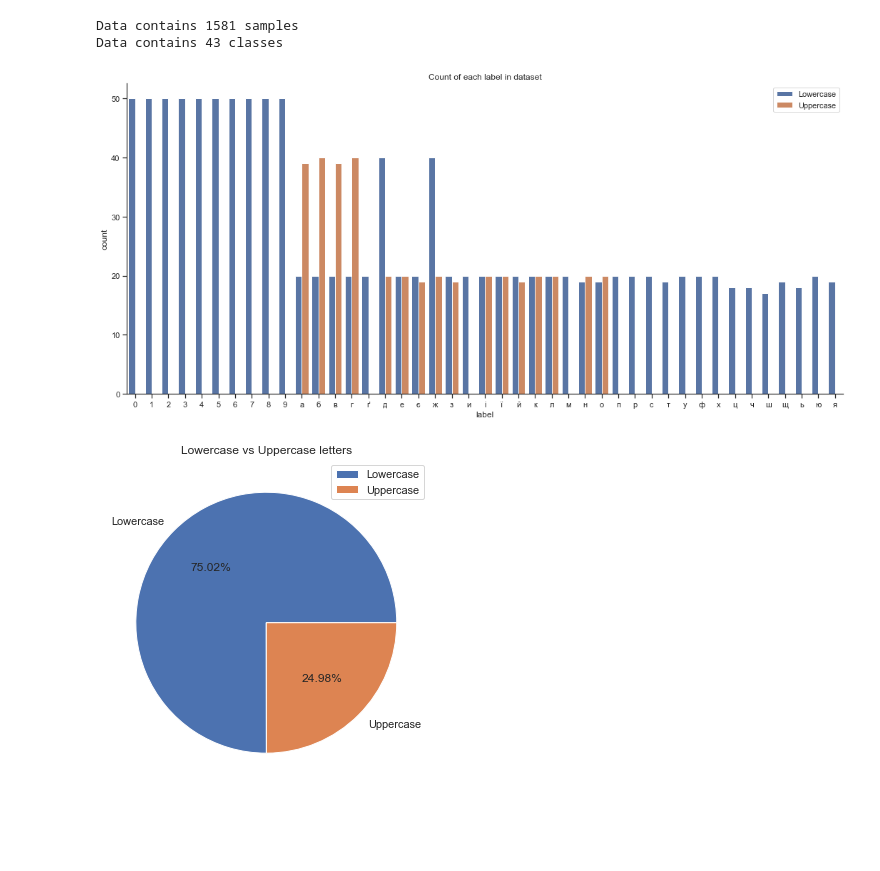
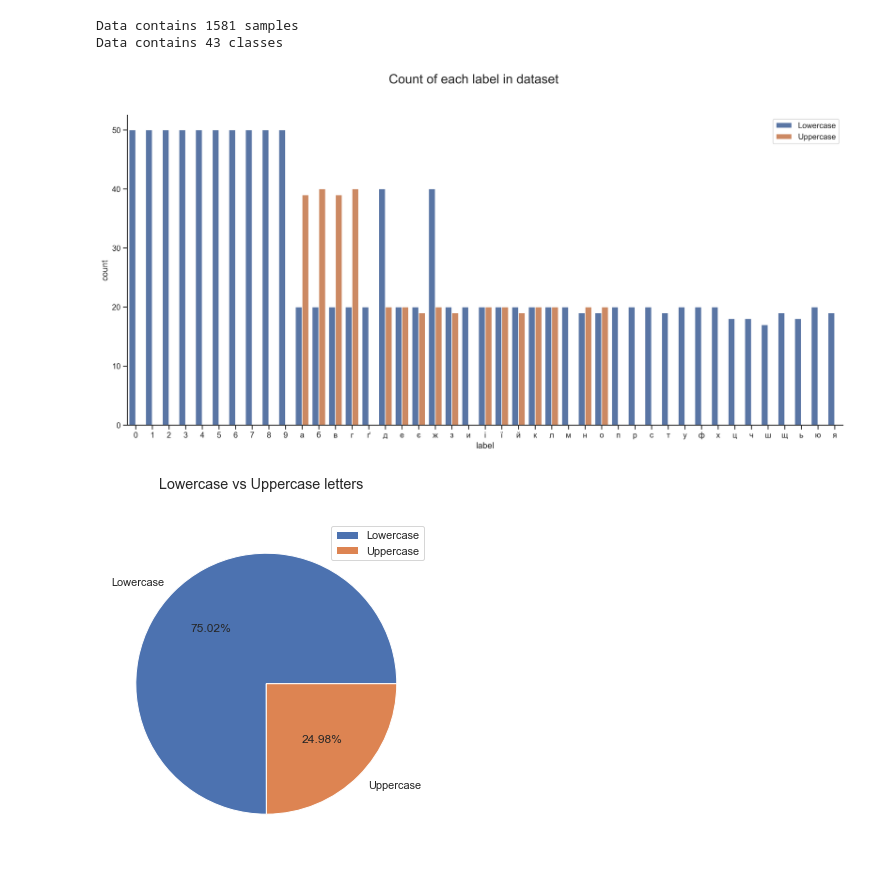
Before and after one commit to nazavr322/ukr-handwriting-classification, a Jupyter notebook: notebooks/eda_and_viz.ipynb, the cells around one changed output. Drawn from its saved outputs; the diff is of its cells as text; code cells hidden in the pictures; blank space fills up the shorter version.

Commit message:
Updated plots

```diff
--- a/notebooks/eda_and_viz.ipynb
+++ b/notebooks/eda_and_viz.ipynb
@@ -40,21 +40,21 @@ print(f'Data contains {len(final_df.label.unique())} classes')
 Data contains 1581 samples
 Data contains 43 classes
 # %%
-fig = plt.figure(figsize=(18, 8))
-sns.countplot(x='label', hue='is_uppercase',
-              data=final_df).set(title='Count of each label in dataset')
+fig = plt.figure(figsize=(18, 8), dpi=300)
+plt.suptitle('Count of each label in dataset', fontsize=18)
+sns.countplot(x='label', hue='is_uppercase', data=final_df)
 plt.legend(loc='upper right', labels=['Lowercase', 'Uppercase']);
 sns.despine()
 # %% [output]
-[figure, old version]
+[figure, new version]
 # %%
 plt.figure(figsize=(6, 6))
 plt.pie(final_df.is_uppercase.value_counts(),
         labels=('Lowercase', 'Uppercase'), autopct='%.2f%%')
-plt.title('Lowercase vs Uppercase letters')
+plt.suptitle('Lowercase vs Uppercase letters')
 plt.legend();
 # %% [output]
-[figure, old version]
+[figure, new version]
 # %%
 labels = '0123456789абвгґдеєжзиіїйклмнопрстуфхцчшщьюя'
 
```
Also changed, not shown: parts of 3 cells of this notebook.
